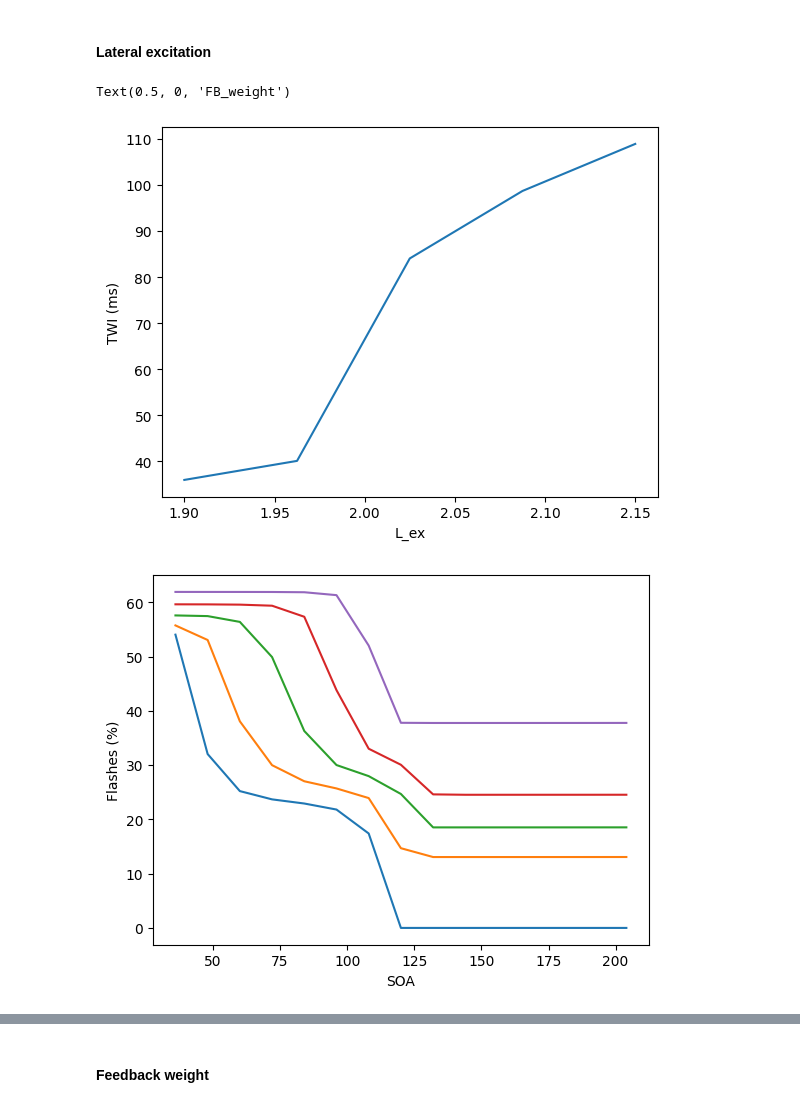
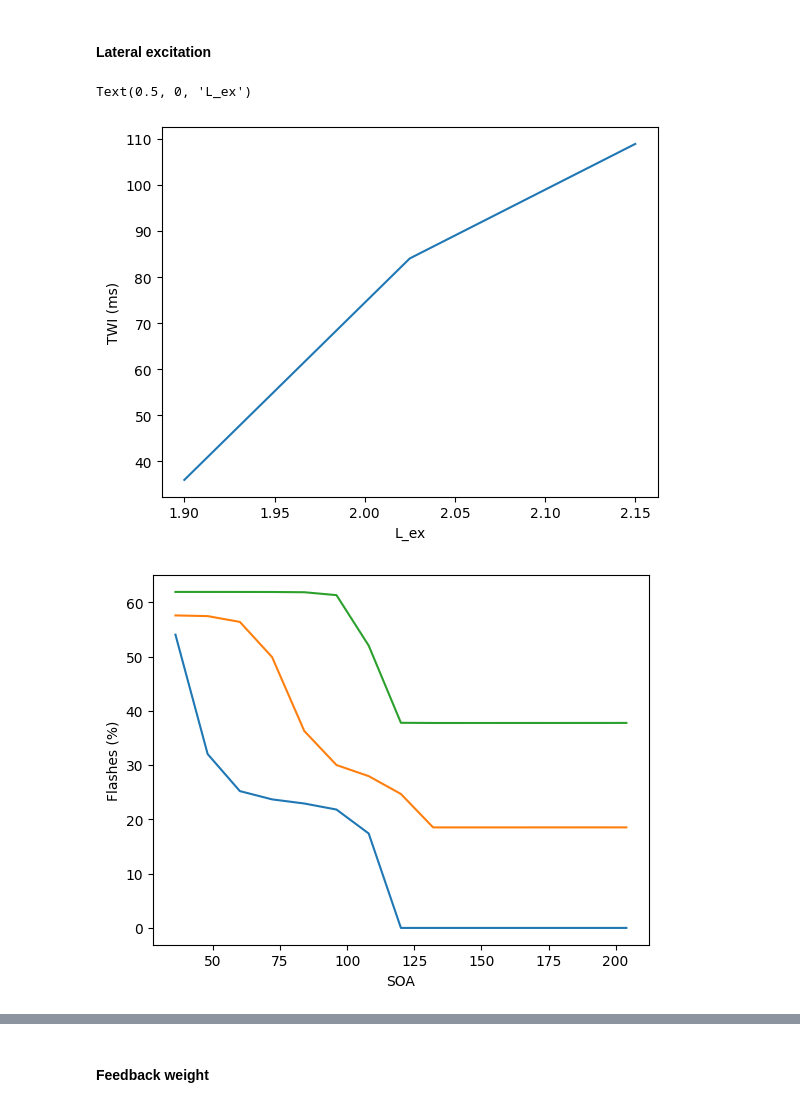
Before and after one commit to renatoparedes/SCZ_DFI_Model, a Jupyter notebook: HSPQ_Parameter_Exploration.ipynb, the cells around one changed output, grey strips where cells are left out. Drawn from its saved outputs; the diff is of its cells as text; code cells hidden in the pictures.

```diff
--- a/HSPQ_Parameter_Exploration.ipynb
+++ b/HSPQ_Parameter_Exploration.ipynb
@@ -122,7 +122,9 @@ import numpy as np
 from findpeaks import findpeaks
 
 
-def myjob_explore(soa, l_ex, fb_weight, cm_weight):
+def myjob_explore(
+    soa, l_ex, fb_weight, cm_weight, ff_pruning_threshold, cm_pruning_threshold
+):
     model = Paredes2022(
         time_range=(0, 500),
         neurons=30,
@@ -142,6 +144,8 @@ def myjob_explore(soa, l_ex, fb_weight, cm_weight):
         feedback_weight=fb_weight,
         feedforward_weight=ff_weight,
         lateral_excitation=l_ex,
+        feedforward_pruning_threshold=ff_pruning_threshold,
+        cross_modal_pruning_threshold=cm_pruning_threshold,
     )
 
     fp = findpeaks(method="topology", verbose=0, limit=0.15)
@@ -174,17 +178,18 @@ cm_weight, fb_weight, ff_weight, a_tau, v_tau, m_tau = (
 )
 
 soas = np.linspace(36, 204, 15)
-lex_values = np.linspace(1.90, 2.15, 5)
+lex_values = np.linspace(1.90, 2.15, 3)
 
 raw_model_data_per_lex = []
 tbw_per_lex = []
 res_per_lex = []
 causes_per_lex = []
+opi_per_lex = []
 
 for lex in lex_values:
     with Parallel(n_jobs=-1) as parallel:
         par_res = parallel(
-            delayed(myjob_explore)(soa, lex, fb_weight, cm_weight) for soa in soas
+            delayed(myjob_explore)(soa, lex, fb_weight, cm_weight, 0, 0) for soa in soas
         )
 
     p_two_flashes = [i[0] for i in par_res]
@@ -201,22 +206,30 @@ for lex in lex_values:
     p_two_causes_average = np.average(np.array(p_two_causes))
     p_unity = 1 - p_two_causes_average
     causes_per_lex.append(p_unity)
+
+    opi = np.average(raw_model_data)
+    opi_per_lex.append(opi)
 # %%
 plt.figure(1)
 plt.plot(lex_values, tbw_per_lex)
 plt.ylabel("TWI (ms)")
 plt.xlabel("L_ex")
 
 plt.figure(2)
 plt.plot(soas, np.array(raw_model_data_per_lex).T)
 plt.ylabel("Flashes (%)")
 plt.xlabel("SOA")
 
 plt.figure(3)
 plt.plot(lex_values, causes_per_lex)
 plt.ylabel("Proportion of Unity Recognition")
-plt.xlabel("FB_weight")
+plt.xlabel("L_ex")
+
+plt.figure(4)
+plt.plot(lex_values, opi_per_lex)
+plt.ylabel("Overall Proneness to the illusion (%)")
+plt.xlabel("L_ex")
 # %% [output]
-Text(0.5, 0, 'FB_weight')
+Text(0.5, 0, 'L_ex')
-[figure, old version]
+[figure, new version]
-[figure, old version]
+[figure, new version]
```
Also changed, not shown: parts of 13 cells of this notebook.
